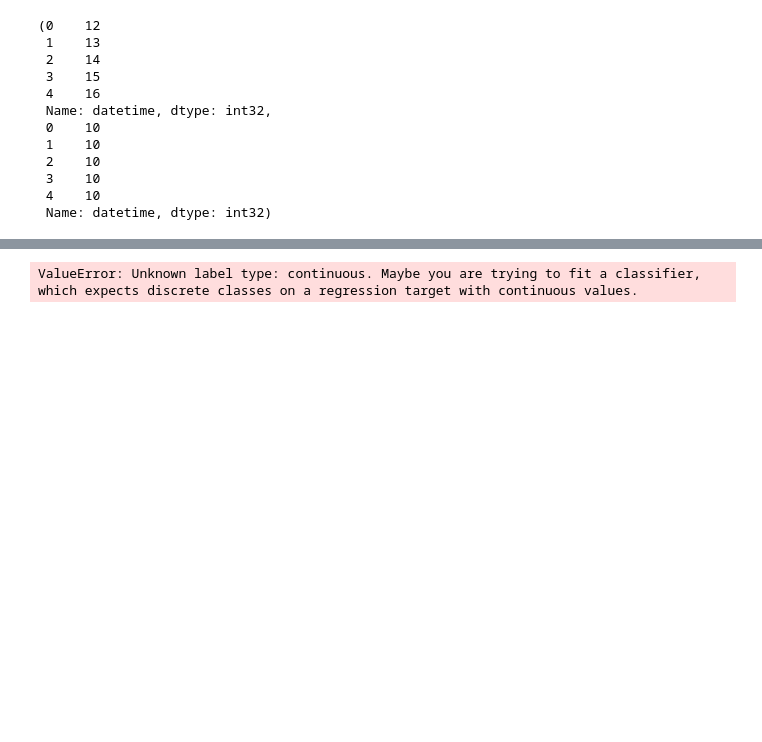
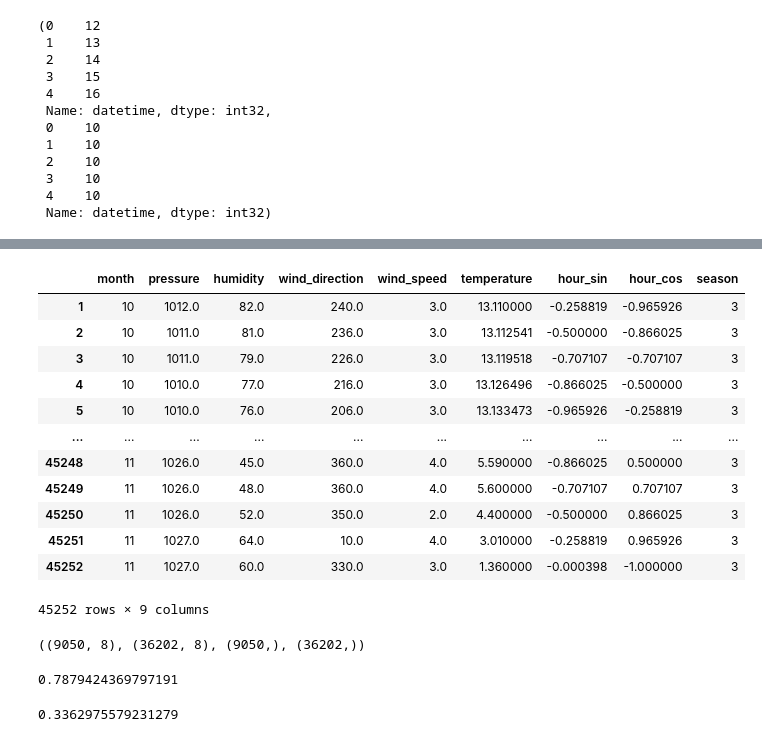
Before and after one commit to FatemehEbrahimiLovesAI/weather_project, a Jupyter notebook: model_maker.ipynb, the cells around one changed output, grey strips where cells are left out. Cells and saved outputs as stored; diff of their text form; code cells hidden in the pictures; blank space fills up the shorter version.

```diff
--- a/model_maker.ipynb
+++ b/model_maker.ipynb
@@ -118,0 +121,5 @@ df.head()
+# %%
+df['hour_sin'] = np.sin(2*np.pi*df["hour"]/24)
+df['hour_cos'] = np.cos(2*np.pi*df["hour"]/24)
+df.drop("hour",axis=1,inplace=True)
+df
@@ -119,6 +140,39 @@ df.head()
+# %%
+# Winter : 0
+# Spring : 1
+# Summer : 2
+# Fall : 3
+
+season_map = {
+    1: 0, 2: 0, 3: 0,
+    4: 1, 5: 1, 6: 1,
+    7: 2, 8: 2, 9: 2,
+    10: 3, 11: 3, 12: 3
+}
+
+df["season"] = df["month"].map(season_map)
+df
+# %% [output]
+|  | month | pressure | humidity | wind_direction | wind_speed | temperature | hour_sin | hour_cos | season |
+| 1 | 10 | 1012.0 | 82.0 | 240.0 | 3.0 | 13.110000 | -0.258819 | -0.965926 | 3 |
+| 2 | 10 | 1011.0 | 81.0 | 236.0 | 3.0 | 13.112541 | -0.500000 | -0.866025 | 3 |
+| 3 | 10 | 1011.0 | 79.0 | 226.0 | 3.0 | 13.119518 | -0.707107 | -0.707107 | 3 |
+| 4 | 10 | 1010.0 | 77.0 | 216.0 | 3.0 | 13.126496 | -0.866025 | -0.500000 | 3 |
+| 5 | 10 | 1010.0 | 76.0 | 206.0 | 3.0 | 13.133473 | -0.965926 | -0.258819 | 3 |
+| ... | ... | ... | ... | ... | ... | ... | ... | ... | ... |
+| 45248 | 11 | 1026.0 | 45.0 | 360.0 | 4.0 | 5.590000 | -0.866025 | 0.500000 | 3 |
+| 45249 | 11 | 1026.0 | 48.0 | 360.0 | 4.0 | 5.600000 | -0.707107 | 0.707107 | 3 |
+| 45250 | 11 | 1026.0 | 52.0 | 350.0 | 2.0 | 4.400000 | -0.500000 | 0.866025 | 3 |
+| 45251 | 11 | 1027.0 | 64.0 | 10.0 | 4.0 | 3.010000 | -0.258819 | 0.965926 | 3 |
+| 45252 | 11 | 1027.0 | 60.0 | 330.0 | 3.0 | 1.360000 | -0.000398 | -1.000000 | 3 |
+45252 rows × 9 columns
 # %%
-X  = np.array(df)
+X  = np.array(df[["month","pressure","humidity","wind_direction","wind_speed","hour_sin","hour_cos","season"]])
+y = np.array(df["temperature"])
 X_train, X_test, y_train, y_test = train_test_split(X,y,test_size=0.8,random_state=12)
+X_train.shape, X_test.shape, y_train.shape, y_test.shape
+# %% [output]
+((9050, 8), (36202, 8), (9050,), (36202,))
 # %%
 X_scaler = StandardScaler()
 
@@ -129,7 +183,7 @@ k = 10
 k_fold = KFold(k,random_state=12,shuffle=True)
 folds_error = []
 
-KNN_model = KNeighborsClassifier(15)
+KNN_model = KNeighborsRegressor(15)
 
 for fold, (train_index,validate_index) in enumerate(k_fold.split(X_train)):
     X_train_here = X_train[train_index]
@@ -140,8 +194,26 @@ for fold, (train_index,validate_index) in enumerate(k_fold.split(X_train)):
     X_validate = X_train[validate_index]
     y_validate = y_train[validate_index]
 
-    folds_error.append(KNN_model.score(X_validate))
+    folds_error.append(KNN_model.score(X_validate,y_validate))
 
 print(np.mean(folds_error))
 # %% [output]
-ValueError: Unknown label type: continuous. Maybe you are trying to fit a classifier, which expects discrete classes on a regression target with continuous values.
+0.7879424369797191
+# %%
+sgd_model = SGDRegressor()
+folds_error = []
+
+for fold, (train_index,validate_index) in enumerate(k_fold.split(X_train)):
+    X_train_here = X_train[train_index]
+    y_train_here = y_train[train_index]
+
+    sgd_model.fit(X_train_here,y_train_here)
+
+    X_validate = X_train[validate_index]
+    y_validate = y_train[validate_index]
+
+    folds_error.append(sgd_model.score(X_validate,y_validate))
+
+print(np.mean(folds_error))
+# %% [output]
+0.3362975579231279
```
Also changed, not shown: parts of 12 cells of this notebook.
